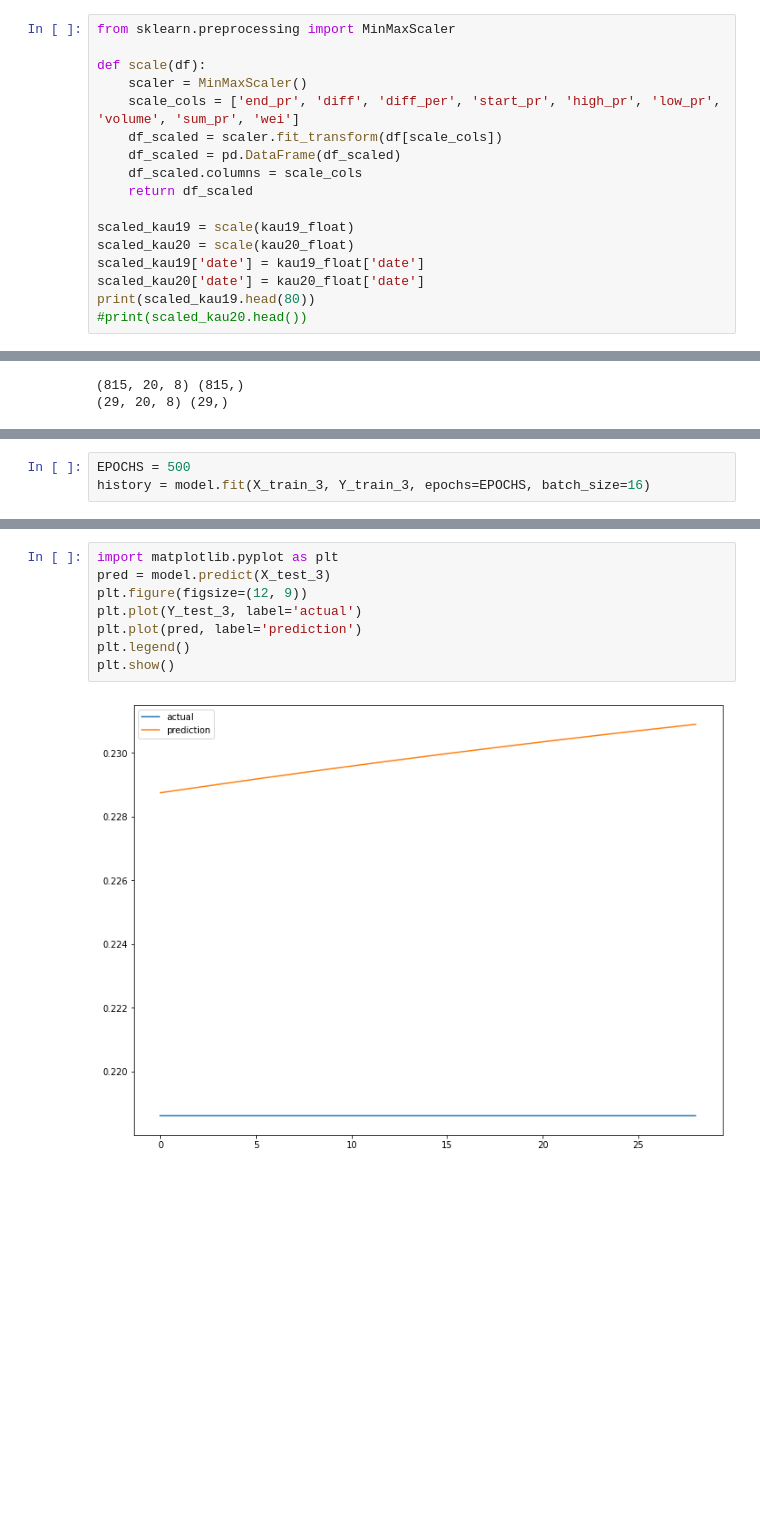
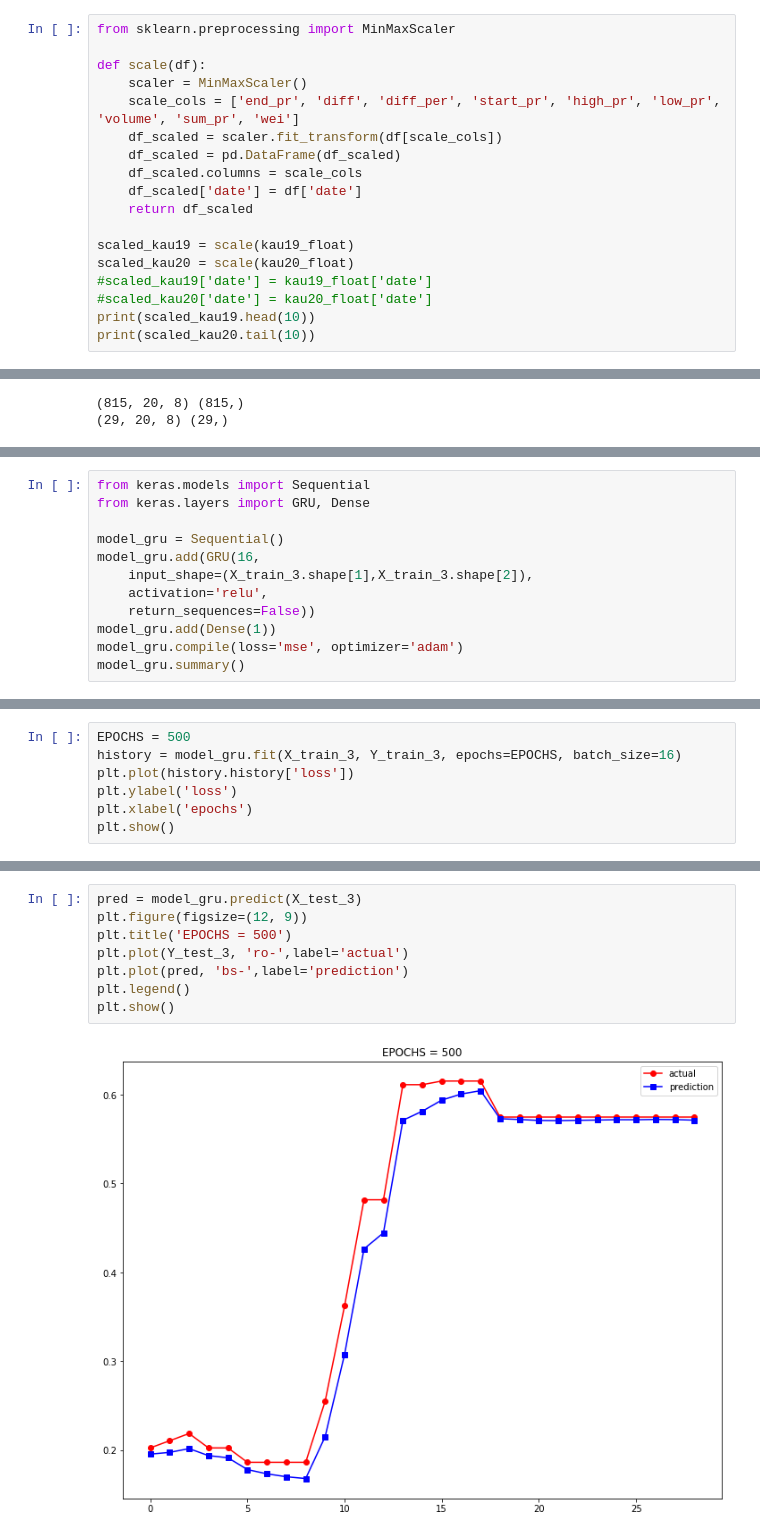
Before and after one commit to hooNpk/ML_practice, a Jupyter notebook: carbon/박정훈_2016313844_기말프로젝트.ipynb, the cells around one changed output, grey strips where cells are left out. Cells and saved outputs as stored; diff of their text form; blank space fills up the shorter version.

```diff
--- a/carbon/박정훈_2016313844_기말프로젝트.ipynb
+++ b/carbon/박정훈_2016313844_기말프로젝트.ipynb
@@ -144,12 +145,13 @@ def scale(df):
     df_scaled = scaler.fit_transform(df[scale_cols])
     df_scaled = pd.DataFrame(df_scaled)
     df_scaled.columns = scale_cols
+    df_scaled['date'] = df['date']
     return df_scaled
 
 scaled_kau19 = scale(kau19_float)
 scaled_kau20 = scale(kau20_float)
-scaled_kau19['date'] = kau19_float['date']
-scaled_kau20['date'] = kau20_float['date']
-print(scaled_kau19.head(80))
-#print(scaled_kau20.head())
+#scaled_kau19['date'] = kau19_float['date']
+#scaled_kau20['date'] = kau20_float['date']
+print(scaled_kau19.head(10))
+print(scaled_kau20.tail(10))
 # %% [output]
@@ -246,0 +289,12 @@ None
+# %%
+from keras.models import Sequential
+from keras.layers import GRU, Dense
+
+model_gru = Sequential()
+model_gru.add(GRU(16,
+    input_shape=(X_train_3.shape[1],X_train_3.shape[2]),
+    activation='relu',
+    return_sequences=False))
+model_gru.add(Dense(1))
+model_gru.compile(loss='mse', optimizer='adam')
+model_gru.summary()
@@ -247,5 +314,9 @@ None
 # %%
 EPOCHS = 500
-history = model.fit(X_train_3, Y_train_3, epochs=EPOCHS, batch_size=16)
+history = model_gru.fit(X_train_3, Y_train_3, epochs=EPOCHS, batch_size=16)
+plt.plot(history.history['loss'])
+plt.ylabel('loss')
+plt.xlabel('epochs')
+plt.show()
 # %% [output]
 Epoch 1/500
@@ -268,10 +340,10 @@ Epoch 500/500
 # %%
-import matplotlib.pyplot as plt
-pred = model.predict(X_test_3)
+pred = model_gru.predict(X_test_3)
 plt.figure(figsize=(12, 9))
-plt.plot(Y_test_3, label='actual')
-plt.plot(pred, label='prediction')
+plt.title('EPOCHS = 500')
+plt.plot(Y_test_3, 'ro-',label='actual')
+plt.plot(pred, 'bs-',label='prediction')
 plt.legend()
 plt.show()
 # %% [output]
-[figure, old version]
+[figure, new version]
```
Also changed, not shown: parts of 10 cells of this notebook, 1 other file.
